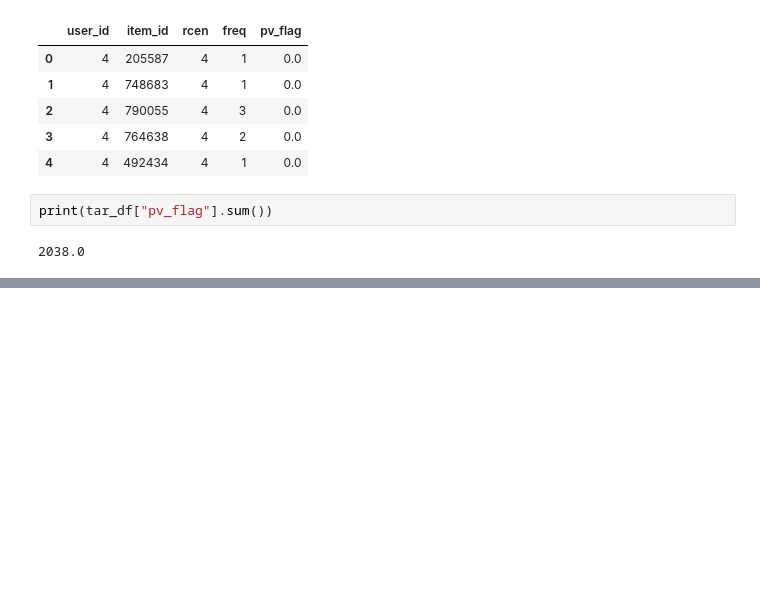
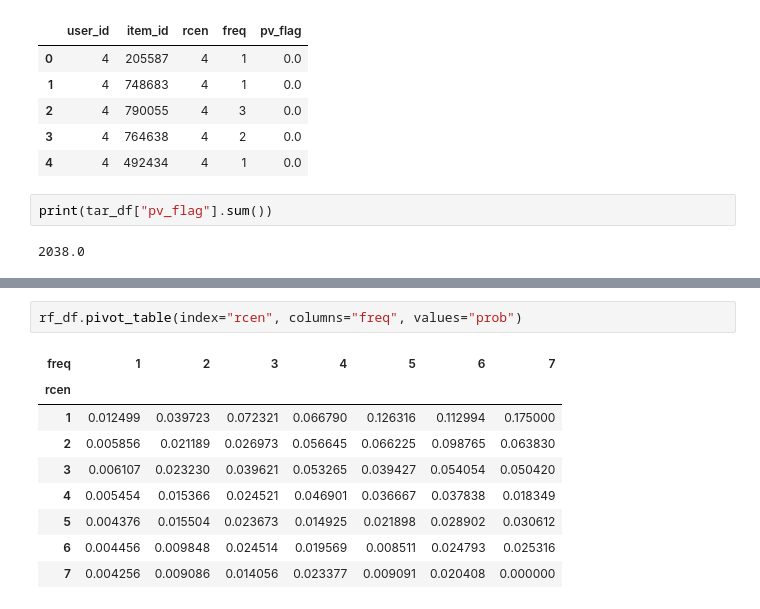
Before and after one commit to maton369/PyOptBook_Practice, a Jupyter notebook: 7_reccommendation/recommendation.ipynb, the cells around one changed output, grey strips where cells are left out. Drawn from its saved outputs; the diff is of its cells as text; blank space fills up the shorter version.

```diff
--- a/7_reccommendation/recommendation.ipynb
+++ b/7_reccommendation/recommendation.ipynb
@@ -172,0 +285,12 @@ rcen_df
+# %%
+rf_df.pivot_table(index="rcen", columns="freq", values="prob")
+# %% [output]
+| freq | 1 | 2 | 3 | 4 | 5 | 6 | 7 |
+| rcen |  |  |  |  |  |  |  |
+| 1 | 0.012499 | 0.039723 | 0.072321 | 0.066790 | 0.126316 | 0.112994 | 0.175000 |
+| 2 | 0.005856 | 0.021189 | 0.026973 | 0.056645 | 0.066225 | 0.098765 | 0.063830 |
+| 3 | 0.006107 | 0.023230 | 0.039621 | 0.053265 | 0.039427 | 0.054054 | 0.050420 |
+| 4 | 0.005454 | 0.015366 | 0.024521 | 0.046901 | 0.036667 | 0.037838 | 0.018349 |
+| 5 | 0.004376 | 0.015504 | 0.023673 | 0.014925 | 0.021898 | 0.028902 | 0.030612 |
+| 6 | 0.004456 | 0.009848 | 0.024514 | 0.019569 | 0.008511 | 0.024793 | 0.025316 |
+| 7 | 0.004256 | 0.009086 | 0.014056 | 0.023377 | 0.009091 | 0.020408 | 0.000000 |
```
Also changed, not shown: parts of 12 cells of this notebook.
